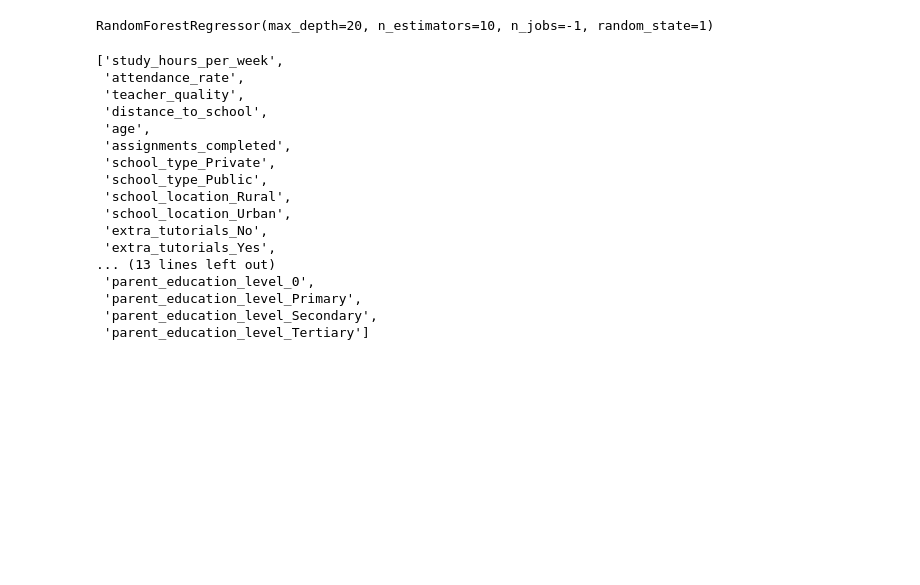
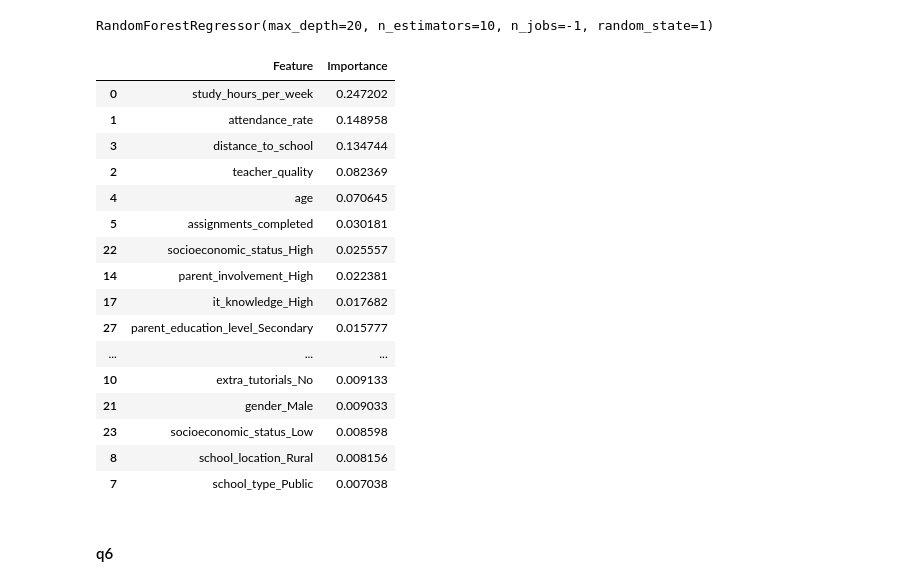
Before and after one commit to BestAnalystNA/machine-learning-zoomcamp, a Jupyter notebook: cohorts/2024/06-trees/baNA-HWsolution-6Nov2024.ipynb, the cells around one changed output. Drawn from its saved outputs; the diff is of its cells as text; code cells hidden in the pictures; blank space fills up the shorter version.

```diff
--- a/cohorts/2024/06-trees/baNA-HWsolution-6Nov2024.ipynb
+++ b/cohorts/2024/06-trees/baNA-HWsolution-6Nov2024.ipynb
@@ -233,26 +233,28 @@ rf_new.fit(X_train, y_train)
 # %% [output]
 RandomForestRegressor(max_depth=20, n_estimators=10, n_jobs=-1, random_state=1)
 # %%
-imnportances = rf_new.feature_importances_
+importances = rf_new.feature_importances_
 # %%
 pd.DataFrame({
     'Feature': X_train.columns,
-    'Importance': importances}).sort_values(by='Importance
+    'Importance': importances}).sort_values(by='Importance', ascending=False)
 # %% [output]
-['study_hours_per_week',
- 'attendance_rate',
- 'teacher_quality',
- 'distance_to_school',
- 'age',
- 'assignments_completed',
- 'school_type_Private',
- 'school_type_Public',
- 'school_location_Rural',
- 'school_location_Urban',
- 'extra_tutorials_No',
- 'extra_tutorials_Yes',
-... (13 lines left out)
- 'parent_education_level_0',
- 'parent_education_level_Primary',
- 'parent_education_level_Secondary',
- 'parent_education_level_Tertiary']
+|  | Feature | Importance |
+| 0 | study_hours_per_week | 0.247202 |
+| 1 | attendance_rate | 0.148958 |
+| 3 | distance_to_school | 0.134744 |
+| 2 | teacher_quality | 0.082369 |
+| 4 | age | 0.070645 |
+| 5 | assignments_completed | 0.030181 |
+| 22 | socioeconomic_status_High | 0.025557 |
+| 14 | parent_involvement_High | 0.022381 |
+| 17 | it_knowledge_High | 0.017682 |
+| 27 | parent_education_level_Secondary | 0.015777 |
+| ... | ... | ... |
+| 10 | extra_tutorials_No | 0.009133 |
+| 21 | gender_Male | 0.009033 |
+| 23 | socioeconomic_status_Low | 0.008598 |
+| 8 | school_location_Rural | 0.008156 |
+| 7 | school_type_Public | 0.007038 |
+# %% [markdown]
+#### q6
```
Also changed, not shown: parts of 6 cells of this notebook.
